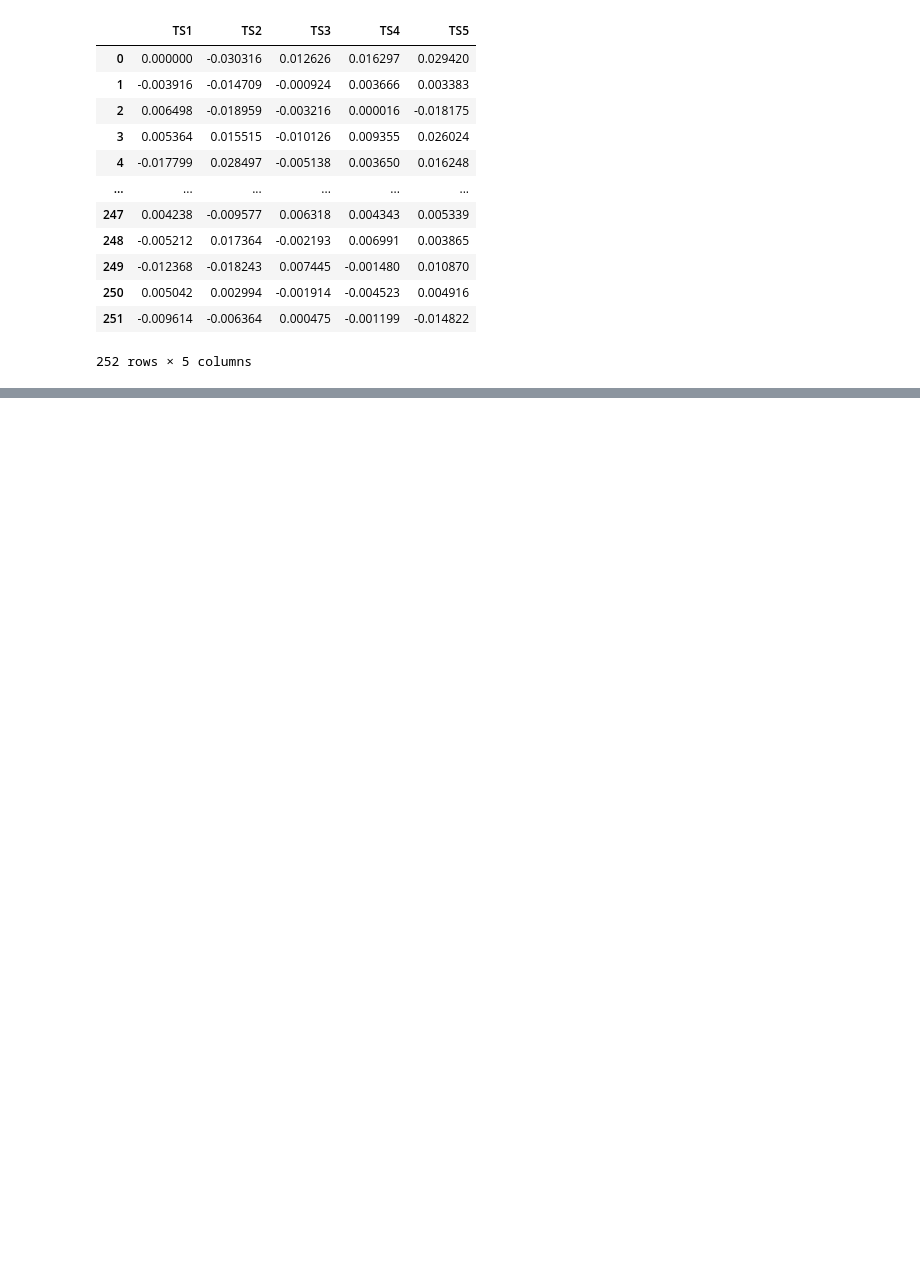
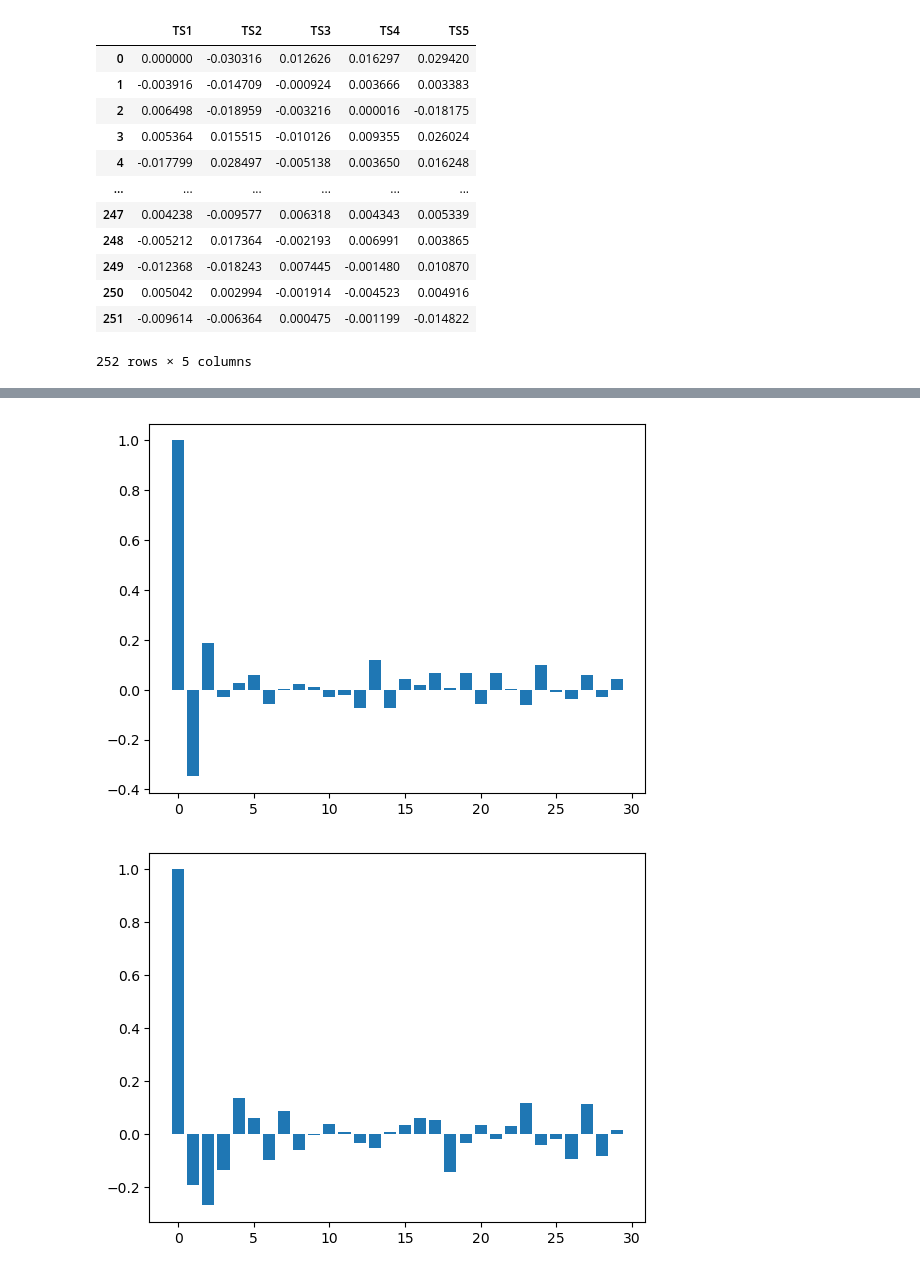
Before and after one commit to lbasioli/Mende, a Jupyter notebook: 3-5.ipynb, the cells around one changed output, grey strips where cells are left out. Saved outputs shown, nothing was run; the diff lists cells and outputs as text; code cells hidden in the pictures; blank space fills up the shorter version.

```diff
--- a/3-5.ipynb
+++ b/3-5.ipynb
@@ -70,0 +102,6 @@ draw_acf(prices, max_order = 30)
+# %%
+%run "header.ipynb"
+draw_acf(prices, max_order = 30, stat_tools = False)
+# %% [output]
+[figure, added]
+[figure, added]
```
Also changed, not shown: parts of 11 cells of this notebook, 4 other files.
